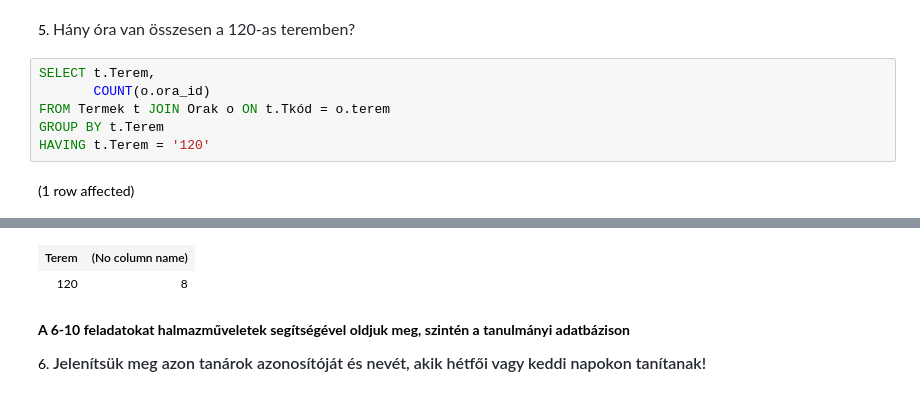
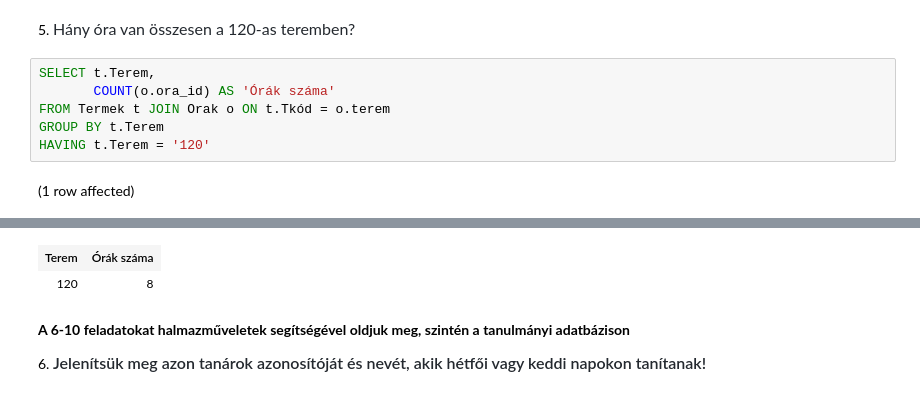
Before and after one commit to majavalami/AdatbG01, a Jupyter notebook: gyakorlat03_feladatok.ipynb, the cells around one changed output, grey strips where cells are left out. Drawn from its saved outputs; the diff is of its cells as text.

```diff
--- a/gyakorlat03_feladatok.ipynb
+++ b/gyakorlat03_feladatok.ipynb
@@ -104,7 +104,7 @@ Total execution time: 00:00:00.042
 5. <span style="background-color: rgb(255, 255, 255); color: rgb(36, 41, 47); font-family: -apple-system, BlinkMacSystemFont, &quot;Segoe UI&quot;, Helvetica, Arial, sans-serif, &quot;Apple Color Emoji&quot;, &quot;Segoe UI Emoji&quot;; font-size: 16px;">Hány óra van összesen a 120-as teremben?</span>
 # %%
 SELECT t.Terem,
-       COUNT(o.ora_id)
+       COUNT(o.ora_id) AS 'Órák száma'
 FROM Termek t JOIN Orak o ON t.Tkód = o.terem
 GROUP BY t.Terem
 HAVING t.Terem = '120'
@@ -114,4 +114,4 @@ Total execution time: 00:00:00.116
-| Terem | (No column name) |
+| Terem | Órák száma |
 | 120 | 8 |
 # %% [markdown]
 **A 6-10 feladatokat halmazműveletek segítségével oldjuk meg, szintén a tanulmányi adatbázison**
```
Also changed, not shown: parts of 8 cells of this notebook.
